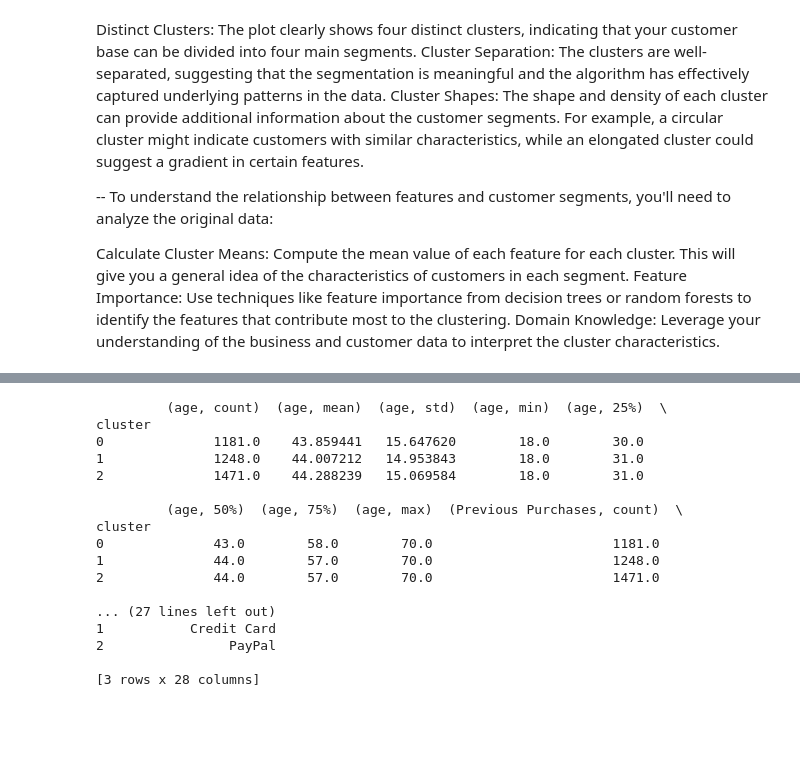
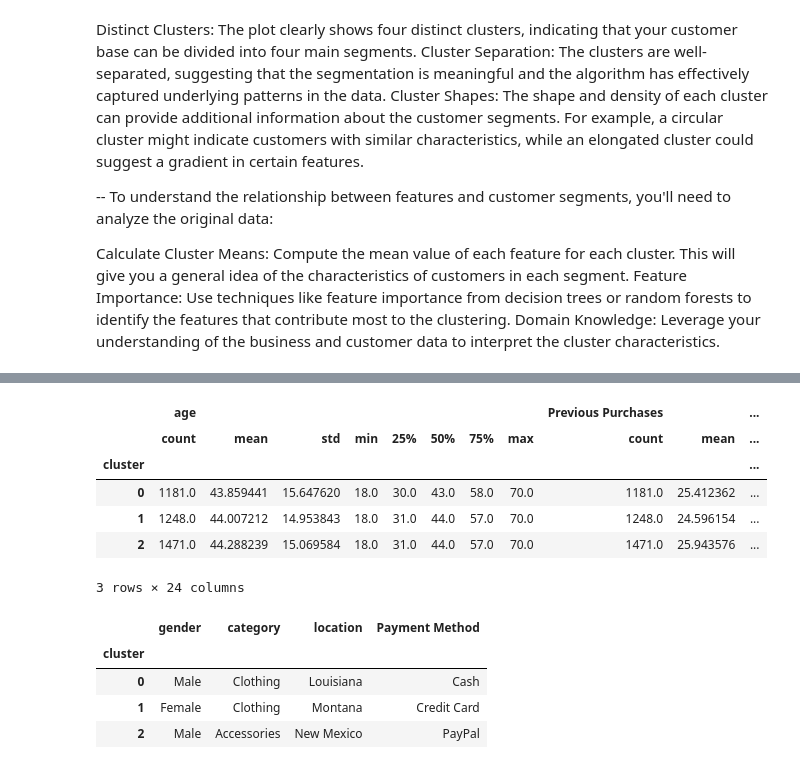
Before and after one commit to luisrodriguezror/project4, a Jupyter notebook: Customers_clustering.ipynb, the cells around one changed output, grey strips where cells are left out. Cells and saved outputs as stored; diff of their text form; code cells hidden in the pictures; blank space fills up the shorter version.

```diff
--- a/Customers_clustering.ipynb
+++ b/Customers_clustering.ipynb
@@ -159,23 +119,21 @@ cluster_modes = df.groupby('cluster')[categorical_features].agg(lambda x: x.valu
 
 # Combine descriptive statistics and modes
 cluster_profiles = pd.concat([cluster_stats, cluster_modes], axis=1)
-
-print(cluster_profiles)
-# %% [output]
-         (age, count)  (age, mean)  (age, std)  (age, min)  (age, 25%)  \
-cluster
-0              1181.0    43.859441   15.647620        18.0        30.0
-1              1248.0    44.007212   14.953843        18.0        31.0
-2              1471.0    44.288239   15.069584        18.0        31.0
-
-         (age, 50%)  (age, 75%)  (age, max)  (Previous Purchases, count)  \
-cluster
-0              43.0        58.0        70.0                       1181.0
-1              44.0        57.0        70.0                       1248.0
-2              44.0        57.0        70.0                       1471.0
-
-... (27 lines left out)
-1           Credit Card
-2                PayPal
-
-[3 rows x 28 columns]
+# %%
+cluster_stats
+# %% [output]
+|  | age |  |  |  |  |  |  |  | Previous Purchases |  | ... |
+|  | count | mean | std | min | 25% | 50% | 75% | max | count | mean | ... |
+| cluster |  |  |  |  |  |  |  |  |  |  | ... |
+| 0 | 1181.0 | 43.859441 | 15.647620 | 18.0 | 30.0 | 43.0 | 58.0 | 70.0 | 1181.0 | 25.412362 | ... |
+| 1 | 1248.0 | 44.007212 | 14.953843 | 18.0 | 31.0 | 44.0 | 57.0 | 70.0 | 1248.0 | 24.596154 | ... |
+| 2 | 1471.0 | 44.288239 | 15.069584 | 18.0 | 31.0 | 44.0 | 57.0 | 70.0 | 1471.0 | 25.943576 | ... |
+3 rows × 24 columns
+# %%
+cluster_modes
+# %% [output]
+|  | gender | category | location | Payment Method |
+| cluster |  |  |  |  |
+| 0 | Male | Clothing | Louisiana | Cash |
+| 1 | Female | Clothing | Montana | Credit Card |
+| 2 | Male | Accessories | New Mexico | PayPal |
```
Also changed, not shown: parts of 7 cells of this notebook.
